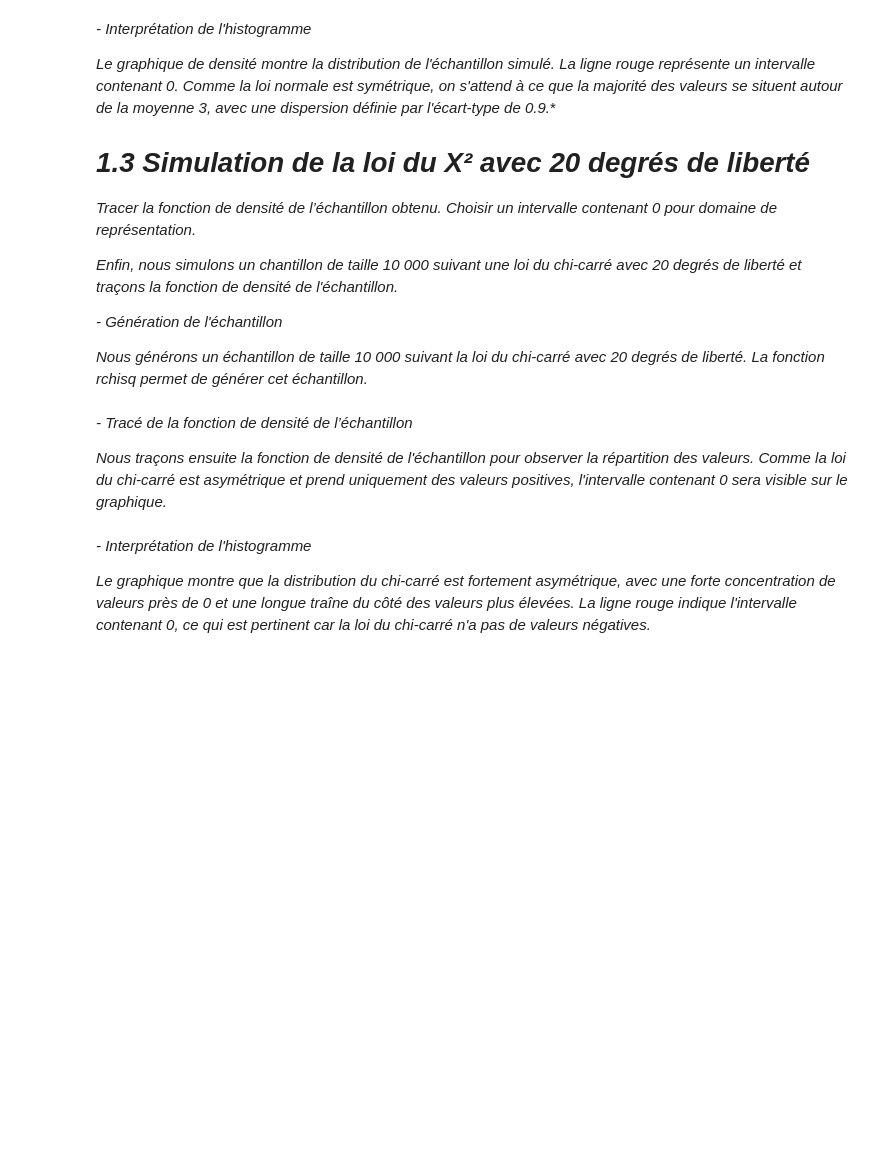
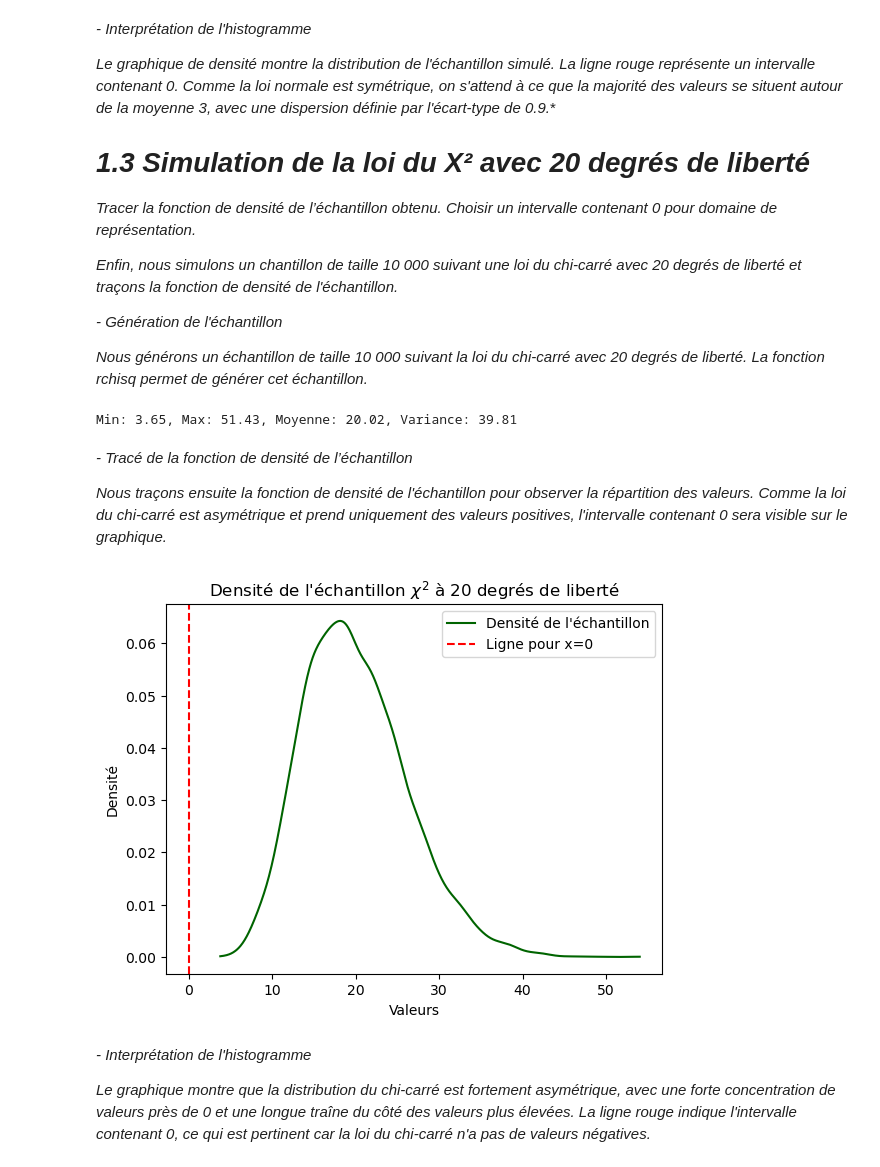
Before and after one commit to MMansourBa/Projet_Statistiques, a Jupyter notebook: Projet.ipynb, the cells around one changed output. Drawn from its saved outputs; the diff is of its cells as text; code cells hidden in the pictures; blank space fills up the shorter version.

```diff
--- a/Projet.ipynb
+++ b/Projet.ipynb
@@ -151,8 +201,15 @@ loi normale est symétrique, on s'attend à ce que la majorité des valeurs se s
 *Nous générons un échantillon de taille 10 000 suivant la loi du chi-carré avec 20 degrés de liberté. La fonction rchisq permet de
 générer cet échantillon.*
 # %%
+import numpy as np
+
 # Simulation d'un échantillon de taille 10000 suivant une loi du χ² avec 20 degrés de liberté
-sample_chi2 <- rchisq(10000, df = 20)
+sample_chi2 = np.random.chisquare(df=20, size=10000)
+
+# Afficher les statistiques descriptives
+print(f"Min: {sample_chi2.min():.2f}, Max: {sample_chi2.max():.2f}, Moyenne: {sample_chi2.mean():.2f}, Variance: {sample_chi2.var():.2f}")
+# %% [output]
+Min: 3.65, Max: 51.43, Moyenne: 20.02, Variance: 39.81
 # %% [markdown]
 *- Tracé de la fonction de densité de l’échantillon*
 
@@ -166,3 +218,24 @@ abline(v = 0, col = "red", lty = 2) # Ligne pour l'intervalle contenant 0
+# %%
+import numpy as np
+import matplotlib.pyplot as plt
+from scipy.stats import gaussian_kde
+
+# Tracé de la densité de l'échantillon
+density = gaussian_kde(sample_chi2)
+x_vals = np.linspace(min(sample_chi2), max(sample_chi2), 1000)
+
+plt.plot(x_vals, density(x_vals), color="darkgreen", label="Densité de l'échantillon")
+plt.title("Densité de l'échantillon $\\chi^2$ à 20 degrés de liberté")
+plt.xlabel("Valeurs")
+plt.ylabel("Densité")
+
+# Ligne verticale pour l'intervalle contenant 0
+plt.axvline(x=0, color="red", linestyle="dashed", label="Ligne pour x=0")
+
+plt.legend()
+plt.show()
+# %% [output]
+[figure, added]
 # %% [markdown]
 *- Interprétation de l'histogramme*
 
```
Also changed, not shown: parts of 36 cells of this notebook, 30 other files.
